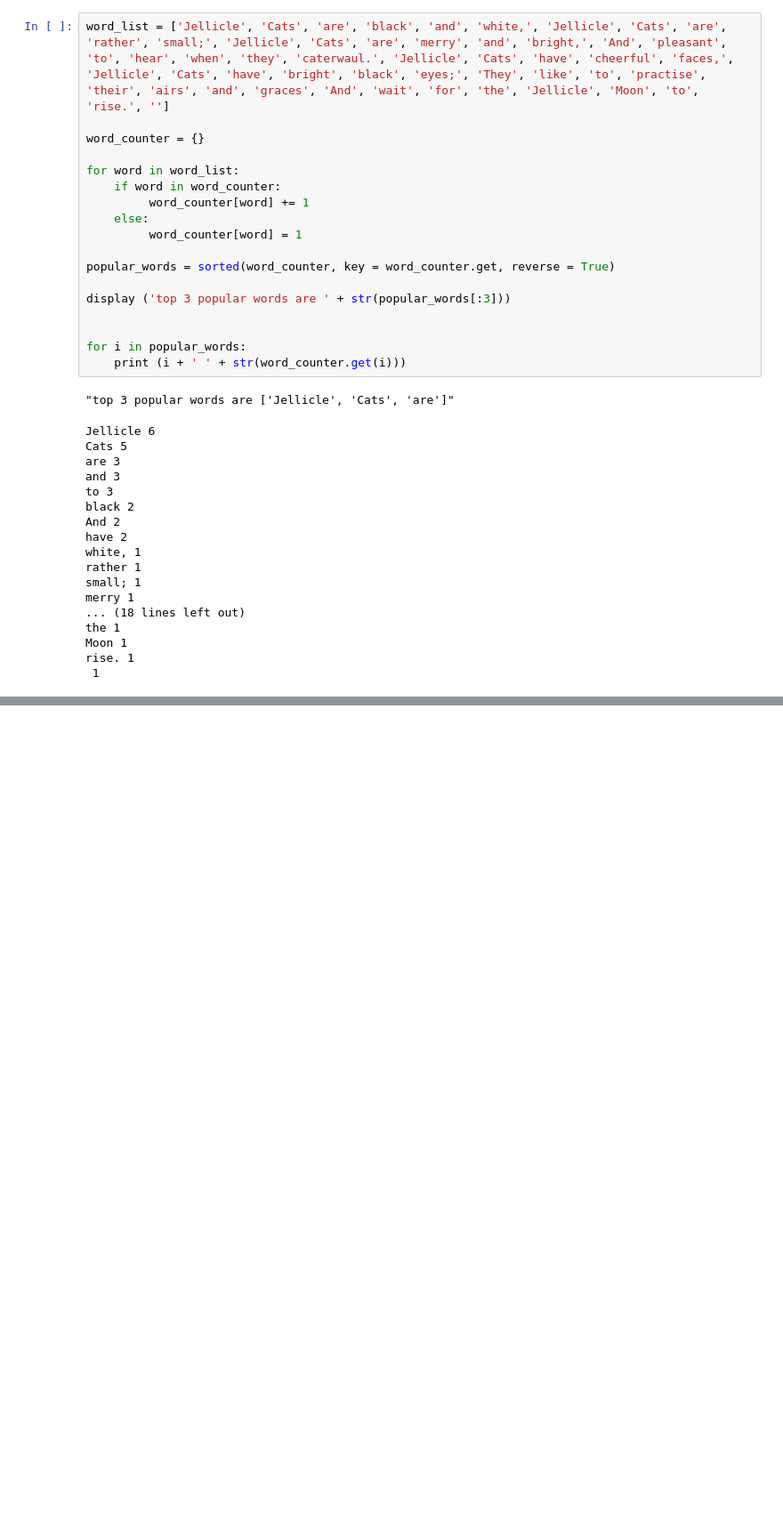
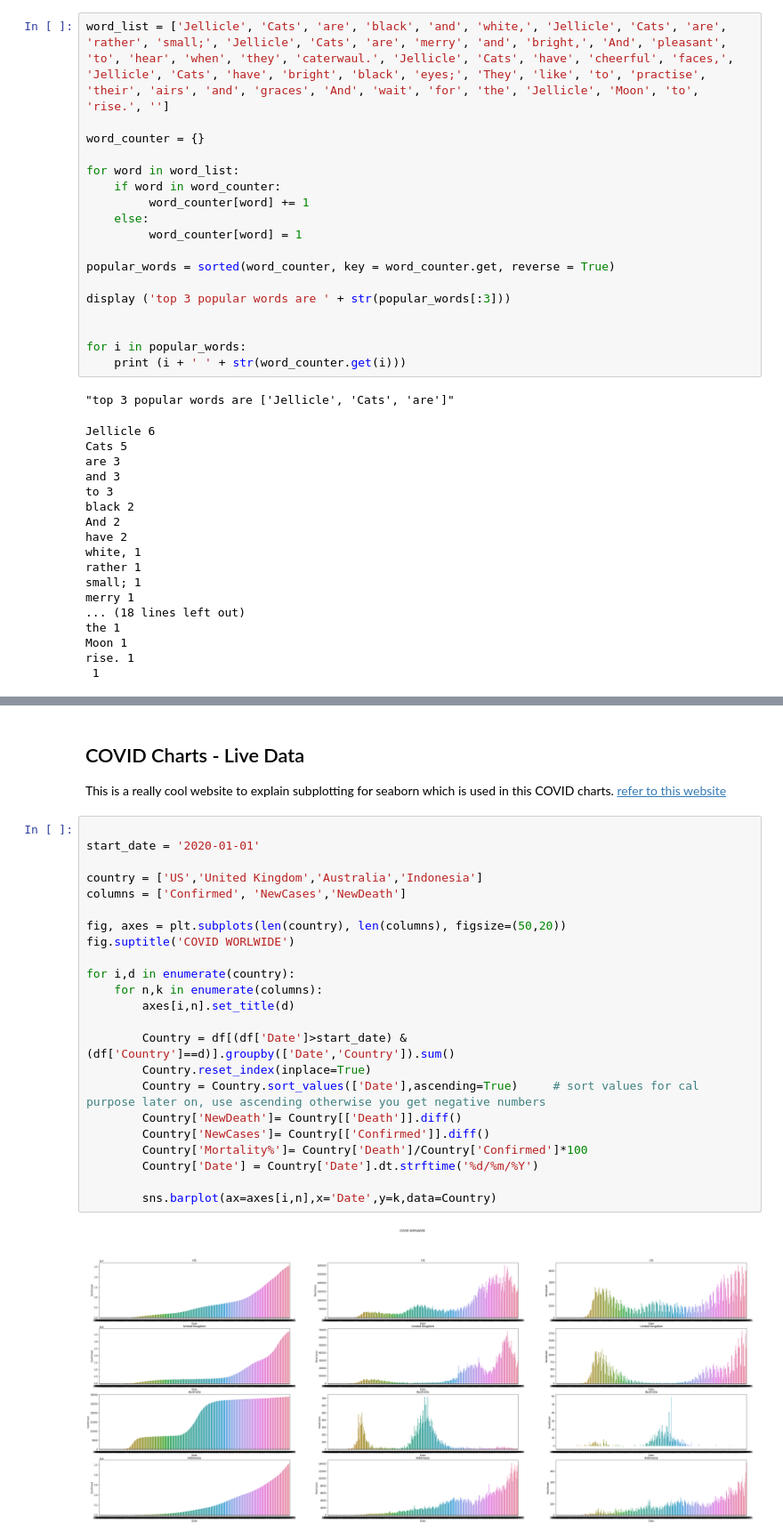
Before and after one commit to RonnyCh/mydsbook, a Jupyter notebook: myBook.ipynb, the cells around one changed output, grey strips where cells are left out. Shown at 89% size. Drawn from its saved outputs; the diff is of its cells as text; blank space fills up the shorter version.

```diff
--- a/myBook.ipynb
+++ b/myBook.ipynb
@@ -2038,0 +2065,30 @@ rise. 1
+# %% [markdown]
+
+## COVID Charts - Live Data
+
+This is a really cool website to explain subplotting for seaborn which is used in this COVID charts. [refer to this website](https://dev.to/thalesbruno/subplotting-with-matplotlib-and-seaborn-5ei8) <a id='COVID'></a>
+# %%
+
+start_date = '2020-01-01'
+
+country = ['US','United Kingdom','Australia','Indonesia']
+columns = ['Confirmed', 'NewCases','NewDeath']
+
+fig, axes = plt.subplots(len(country), len(columns), figsize=(50,20))
+fig.suptitle('COVID WORLWIDE')
+
+for i,d in enumerate(country):
+    for n,k in enumerate(columns):
+        axes[i,n].set_title(d)
+
+        Country = df[(df['Date']>start_date) & (df['Country']==d)].groupby(['Date','Country']).sum()
+        Country.reset_index(inplace=True)
+        Country = Country.sort_values(['Date'],ascending=True)     # sort values for cal purpose later on, use ascending otherwise you get negative numbers
+        Country['NewDeath']= Country[['Death']].diff()
+        Country['NewCases']= Country[['Confirmed']].diff()
+        Country['Mortality%']= Country['Death']/Country['Confirmed']*100
+        Country['Date'] = Country['Date'].dt.strftime('%d/%m/%Y')
+
+        sns.barplot(ax=axes[i,n],x='Date',y=k,data=Country)
+# %% [output]
+[figure, added]
```
Also changed, not shown: parts of 2 cells of this notebook.
